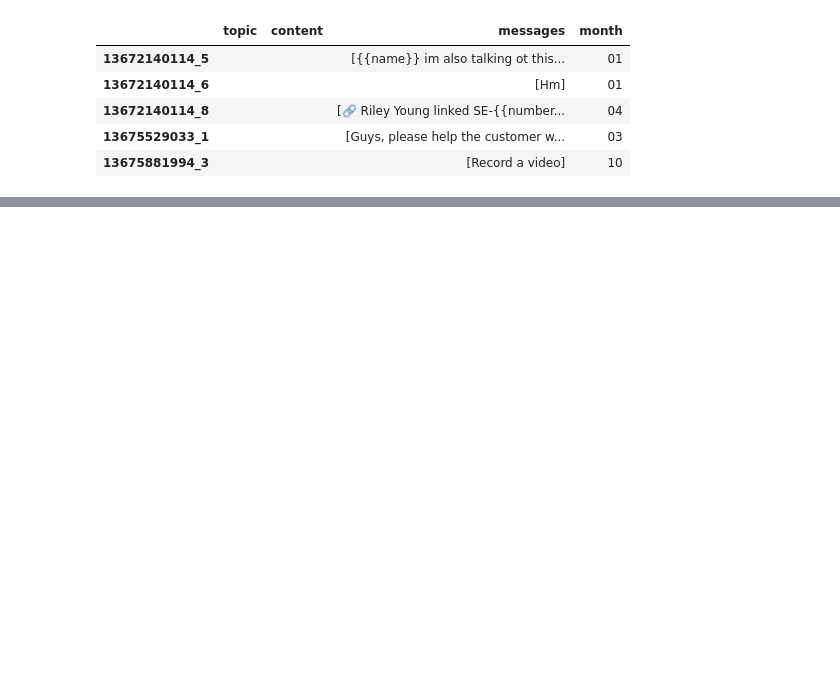
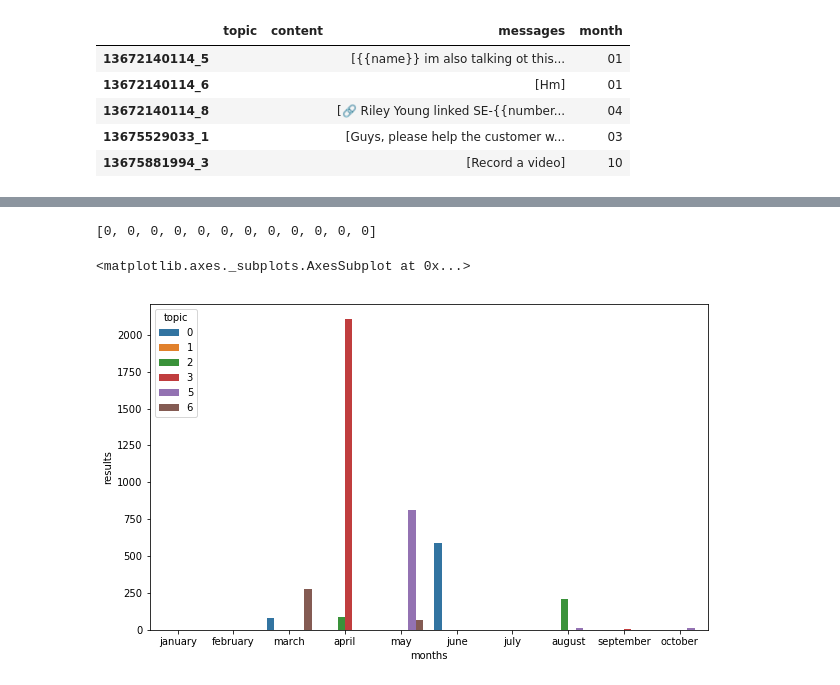
Before and after one commit to ingmarliibert/intercom-topic-assignment, a Jupyter notebook: extract_monthly_data.ipynb, the cells around one changed output, grey strips where cells are left out. Saved outputs shown, nothing was run; the diff lists cells and outputs as text; code cells hidden in the pictures; blank space fills up the shorter version.

Commit message:
Model training by monthly data and extraction of covid mentions

```diff
--- a/extract_monthly_data.ipynb
+++ b/extract_monthly_data.ipynb
@@ -79,0 +282,5 @@ for month in ['01', '02', '03', '04', '05', '06', '07', '08', '09', '10']:
+# %%
+corona = {}
+
+for i in range(10):
+    corona[i] = []
@@ -79,0 +352,12 @@ for month in ['01', '02', '03', '04', '05', '06', '07', '08', '09', '10']:
+# %%
+corona_counts = {}
+
+for i in range(10):
+    corona_counts[i] = {}
+    for topic in corona[i]:
+        topic_nr = topic[0]
+        c = topic[1]
+        if topic_nr in corona_counts[i].keys():
+            corona_counts[i][topic_nr] += c[1]
+        else:
+            corona_counts[i][topic_nr] = c[1]
@@ -79,0 +379,5 @@ for month in ['01', '02', '03', '04', '05', '06', '07', '08', '09', '10']:
+# %%
+df = pd.DataFrame.from_dict(corona_counts).fillna(0)
+# %%
+df = df.astype(int)
+df
@@ -79,0 +412,11 @@ for month in ['01', '02', '03', '04', '05', '06', '07', '08', '09', '10']:
+# %%
+list(df[0])+list(df[1])
+# %% [output]
+[0, 0, 0, 0, 0, 0, 0, 0, 0, 0, 0, 0]
+# %%
+data = pd.DataFrame(zip(["january", "february", "march", "april", "may", "june", "july", "august", "september", "october"]*6, ["0"]*6+["1"]*6+["2"]*6+["3"]*6+["5"]*6+["6"]*6, list(df.loc[0])+list(df.loc[1])+list(df.loc[2])+list(df.loc[3])+list(df.loc[5])+list(df.loc[6])), columns=["months", "topic", "results"])
+plt.figure(figsize=(10, 6))
+sns.barplot(x="months", y="results", hue="topic", data=data)
+# %% [output]
+<matplotlib.axes._subplots.AxesSubplot at 0x...>
+[figure, added]
```
Also changed, not shown: parts of 43 cells of this notebook.
